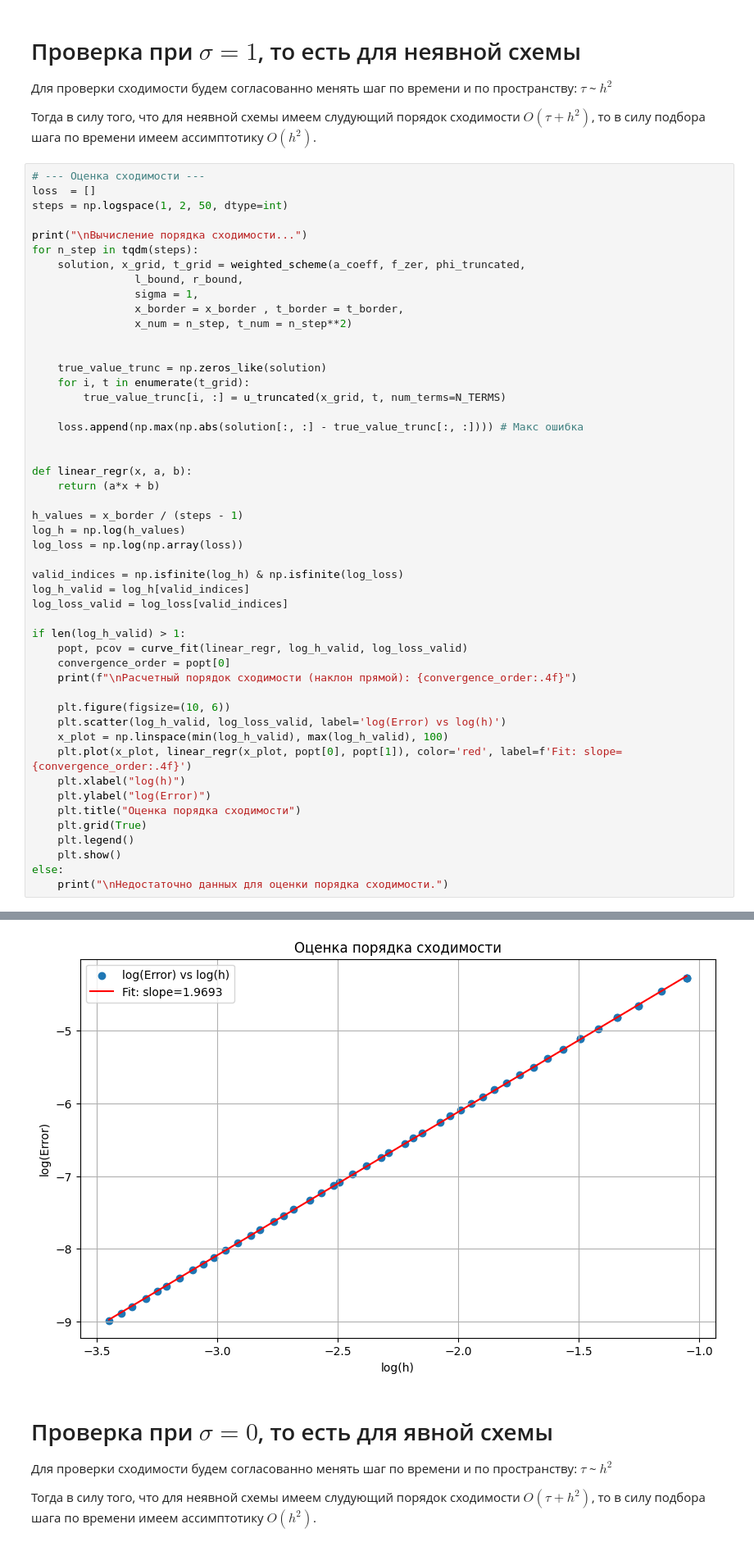
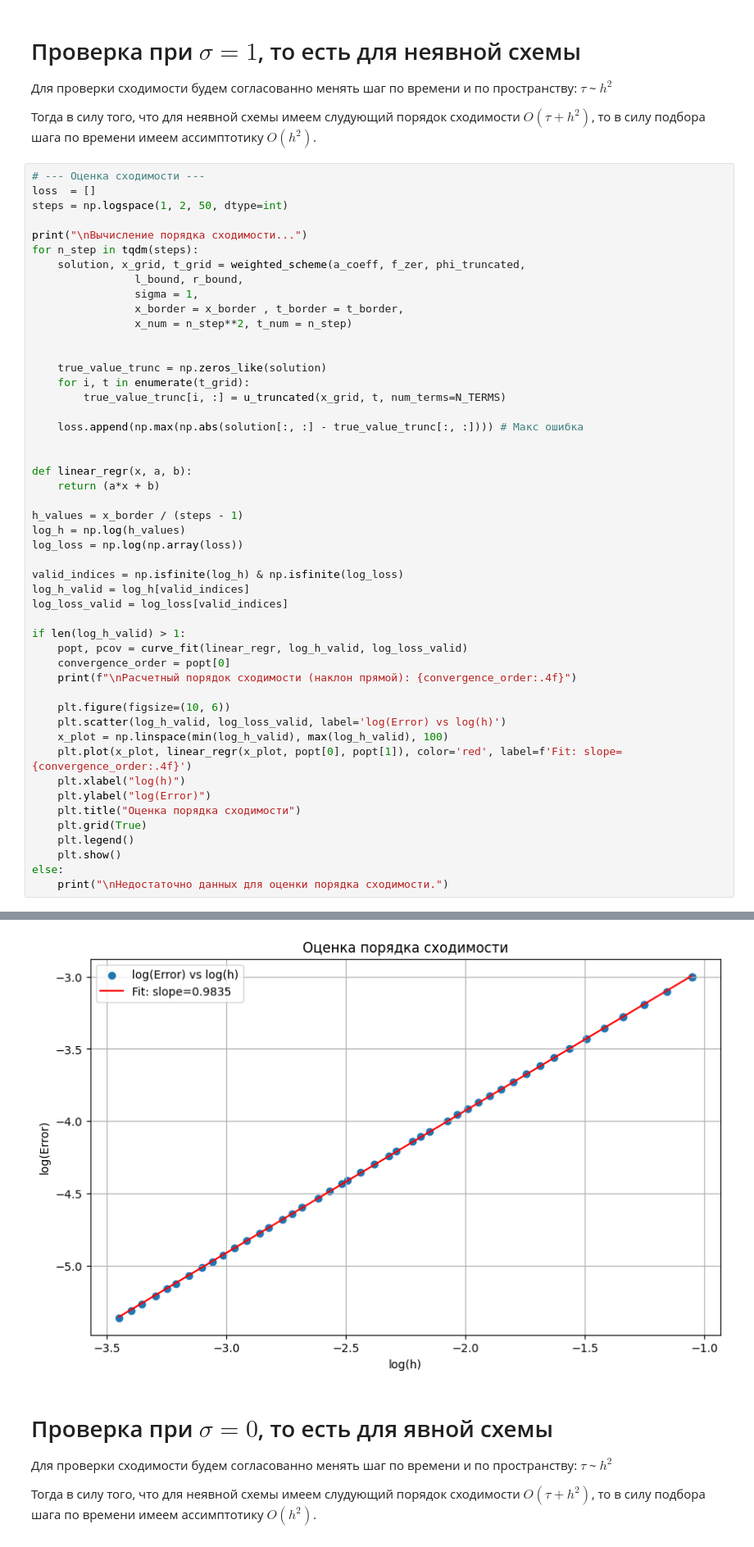
Before and after one commit to Zufarovich/comp_math_shared, a Jupyter notebook: weighted_scheme.ipynb, the cells around one changed output, grey strips where cells are left out. Shown at 82% size. Saved outputs shown, nothing was run; the diff lists cells and outputs as text.

```diff
--- a/weighted_scheme.ipynb
+++ b/weighted_scheme.ipynb
@@ -277,7 +277,7 @@ for n_step in tqdm(steps):
                 l_bound, r_bound,
                 sigma = 1,
                 x_border = x_border , t_border = t_border,
-                x_num = n_step, t_num = n_step**2)
+                x_num = n_step**2, t_num = n_step)
 
 
     true_value_trunc = np.zeros_like(solution)
@@ -321,4 +321,4 @@ else:
-[figure, old version]
+[figure, new version]
 # %% [markdown]
 # Проверка при $\sigma = 0$, то есть для явной схемы
 
```
Also changed, not shown: parts of 1 cell of this notebook, 2 other files.
